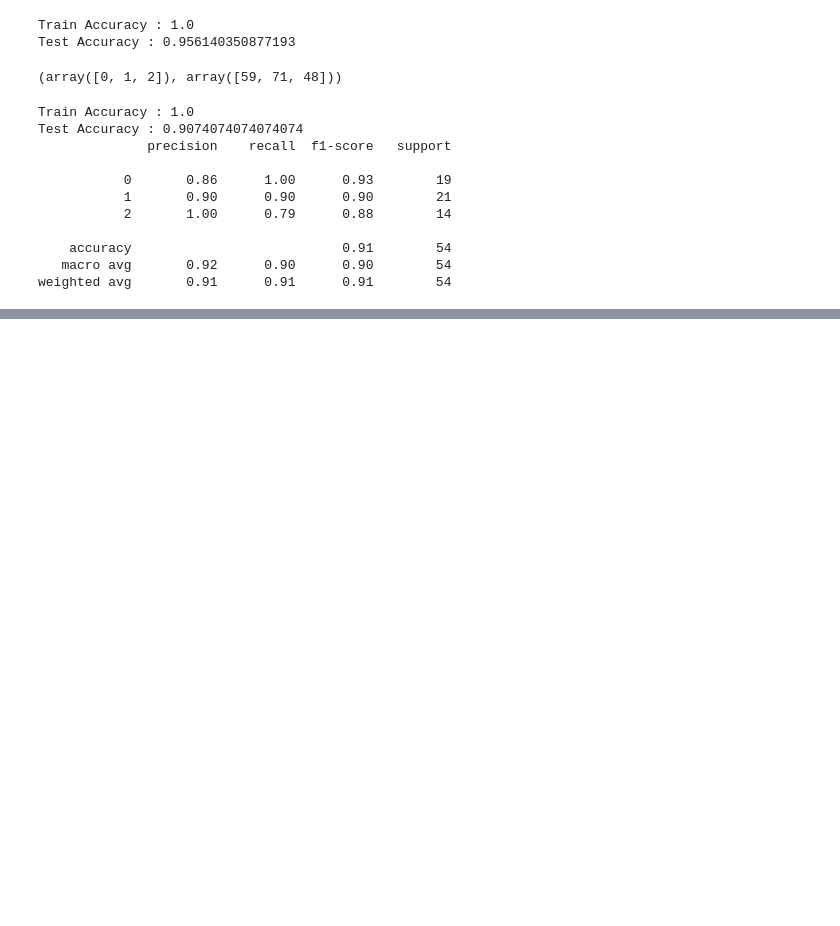
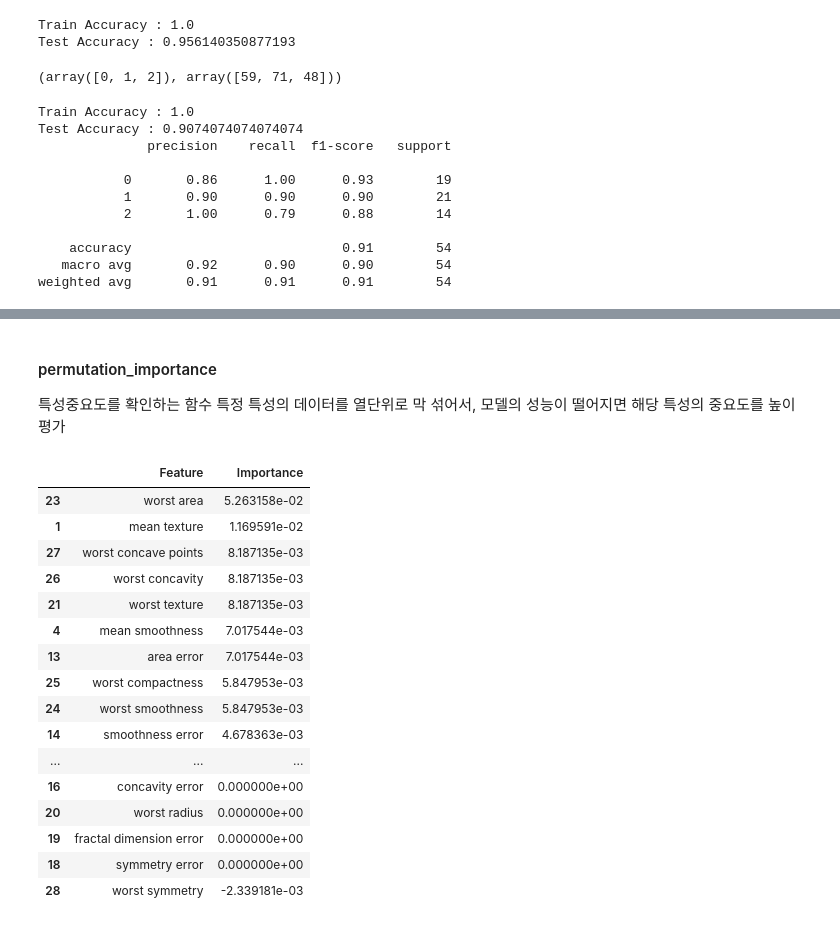
Before and after one commit to joomong0620/machine_learning, a Jupyter notebook: 06_emsemble/03_boosting.ipynb, the cells around one changed output, grey strips where cells are left out. Cells and saved outputs as stored; diff of their text form; code cells hidden in the pictures; blank space fills up the shorter version.

```diff
--- a/06_emsemble/03_boosting.ipynb
+++ b/06_emsemble/03_boosting.ipynb
@@ -297,0 +497,22 @@ weighted avg       0.91      0.91      0.91        54
+# %%
+from sklearn.model_selection import cross_validate
+from sklearn.ensemble import HistGradientBoostingClassifier
+
+hgb_clf = HistGradientBoostingClassifier(
+    random_state=42,
+    max_iter=5000, # 약학습기 개수(n_estimators 같은 역할)
+    early_stopping=True,
+    validation_fraction=0.2,# 20%를 검증용 데이터로 사용
+    n_iter_no_change=10, # 진전이 없으면 조기 종료 해줘
+    verbose=2 # 얘는 2번으로 해야 이터레이션마다 보여줌
+
+)
+
+results = cross_validate(hgb_clf, X_train, y_train, n_jobs= -1, return_train_score=True)
+results_df = pd.DataFrame(results)
+results_df
+
+print('Train score: ', results_df['train_score'].mean())
+print('Test score: ', results_df['test_score'].mean())
+# 점수차이도 크지 않고 점수도 높고, 충분히 일반화가 됐다.
+# 저거 5000번 다 돌은 게 아님, 10번 참았다가 진전이 없으면 멈춤
@@ -297,0 +550,34 @@ weighted avg       0.91      0.91      0.91        54
+# %% [markdown]
+#### permutation_importance
+특성중요도를 확인하는 함수
+특정 특성의 데이터를 열단위로 막 섞어서, 모델의 성능이 떨어지면 해당 특성의 중요도를 높이 평가
+# %%
+from sklearn.inspection import permutation_importance
+
+perm_importance = permutation_importance(hgb_clf, X_test, y_test, random_state=42, n_jobs=-1, n_repeats=5) # n_jobs : 사용 가능한 모든 CPU 코어 사용
+                        # n_repeats  : 특정 피처를 몇 번 섞어볼지
+
+perm_importance_df = pd.DataFrame({
+    'Feature' : cancer.feature_names,
+    'Importance': perm_importance.importances_mean
+}).sort_values(by='Importance', ascending=False)
+
+perm_importance_df
+# %% [output]
+|  | Feature | Importance |
+| 23 | worst area | 5.263158e-02 |
+| 1 | mean texture | 1.169591e-02 |
+| 27 | worst concave points | 8.187135e-03 |
+| 26 | worst concavity | 8.187135e-03 |
+| 21 | worst texture | 8.187135e-03 |
+| 4 | mean smoothness | 7.017544e-03 |
+| 13 | area error | 7.017544e-03 |
+| 25 | worst compactness | 5.847953e-03 |
+| 24 | worst smoothness | 5.847953e-03 |
+| 14 | smoothness error | 4.678363e-03 |
+| ... | ... | ... |
+| 16 | concavity error | 0.000000e+00 |
+| 20 | worst radius | 0.000000e+00 |
+| 19 | fractal dimension error | 0.000000e+00 |
+| 18 | symmetry error | 0.000000e+00 |
+| 28 | worst symmetry | -2.339181e-03 |
```
Also changed, not shown: parts of 10 cells of this notebook, 3 other files.
